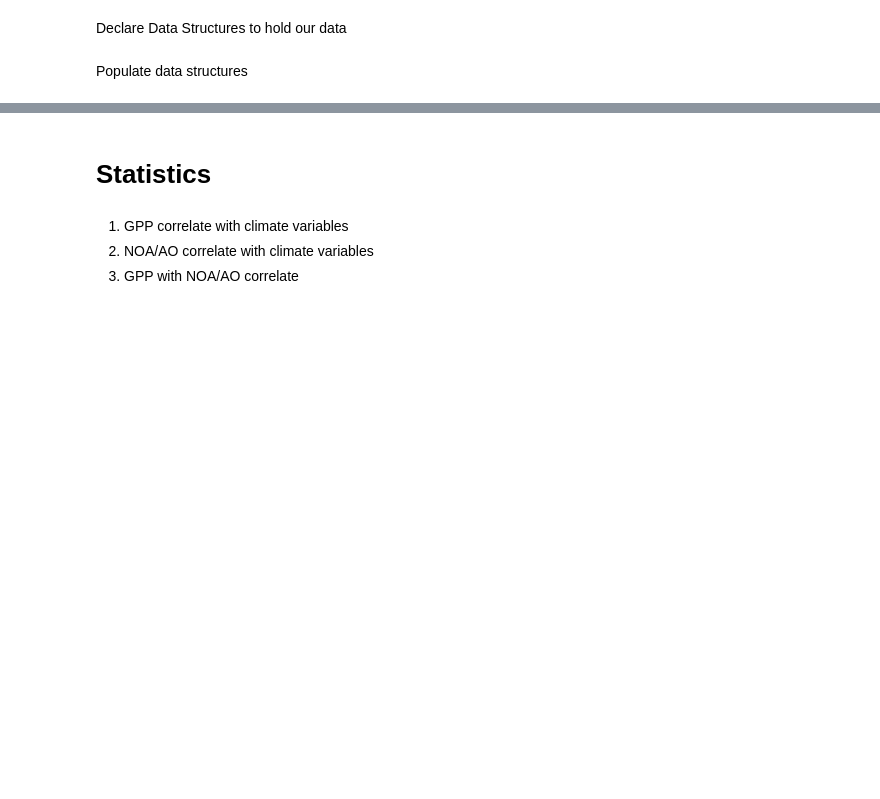
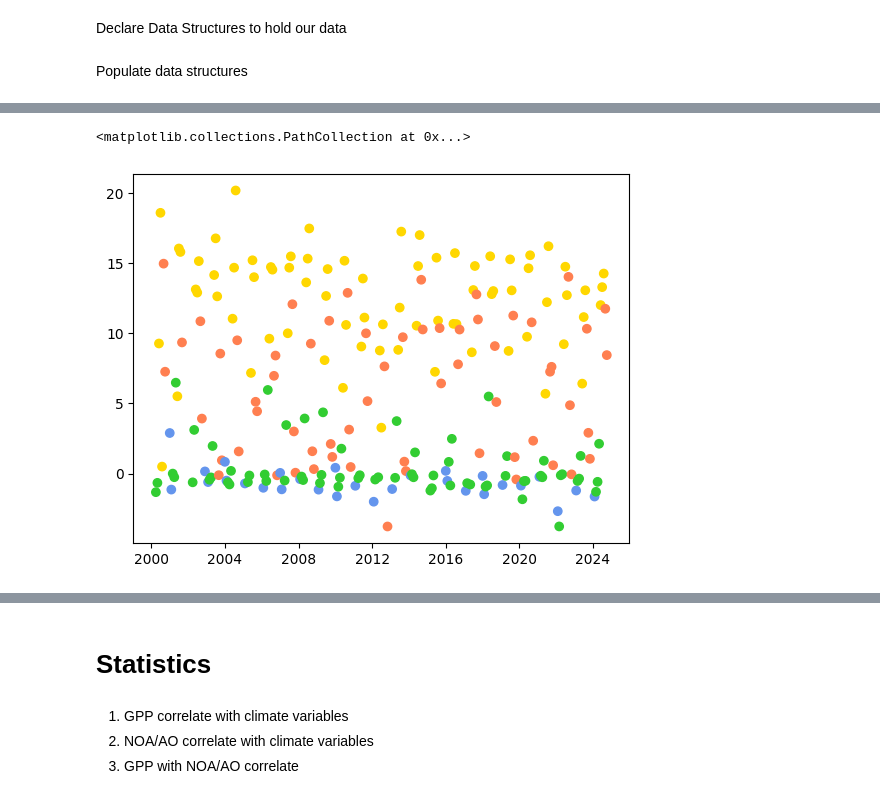
Before and after one commit to lauriequincey/arctic-ecosystems, a Jupyter notebook: analysis.ipynb, the cells around one changed output, grey strips where cells are left out. Cells and saved outputs as stored; diff of their text form; code cells hidden in the pictures; blank space fills up the shorter version.

```diff
--- a/analysis.ipynb
+++ b/analysis.ipynb
@@ -89,0 +370,5 @@ df_loc["se_sto"].fluxsat
+# %%
+plt.scatter(monthly.index, monthly["ti_ndvi"], c = monthly["season_colours"])
+# %% [output]
+<matplotlib.collections.PathCollection at 0x...>
+[figure, added]
```
Also changed, not shown: parts of 69 cells of this notebook.
